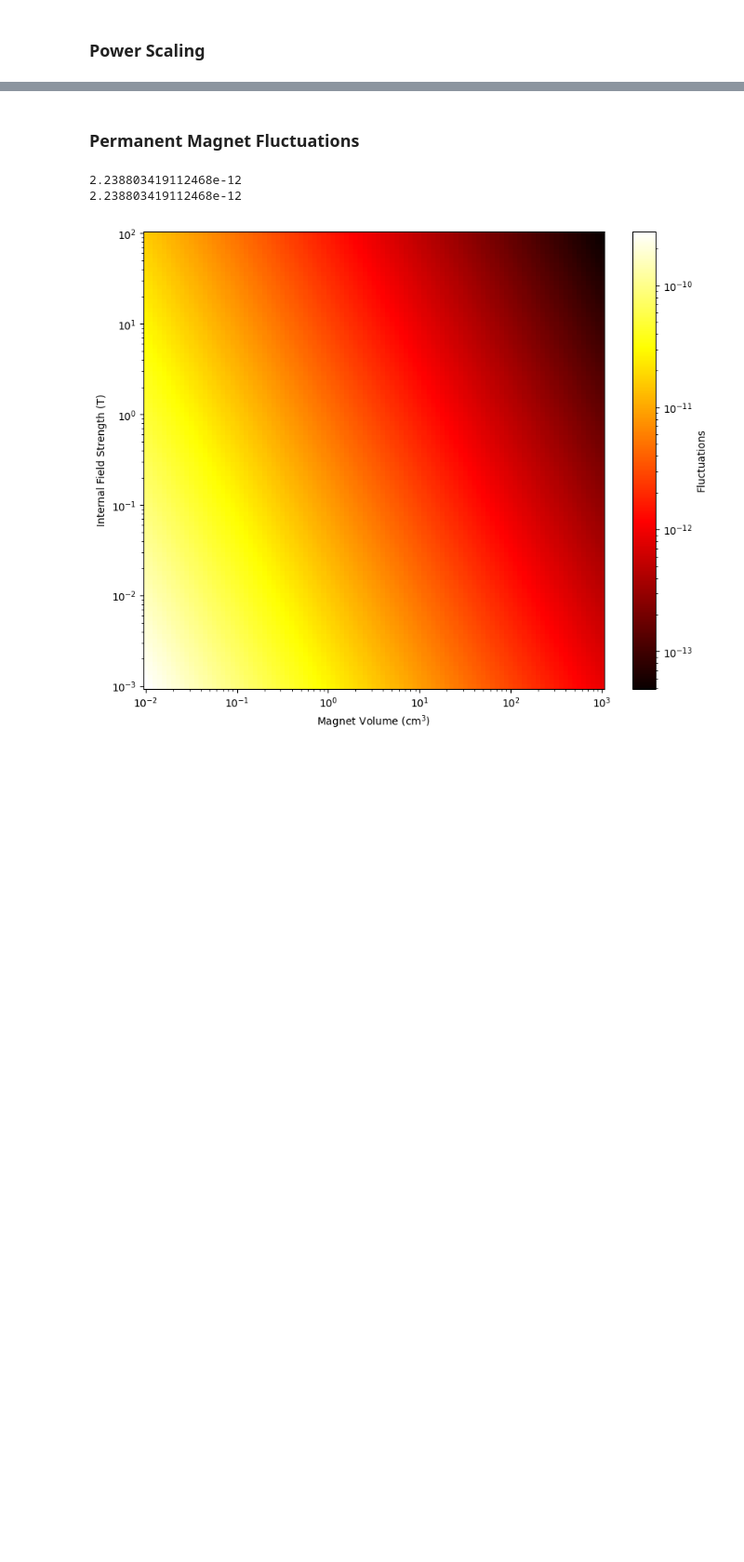
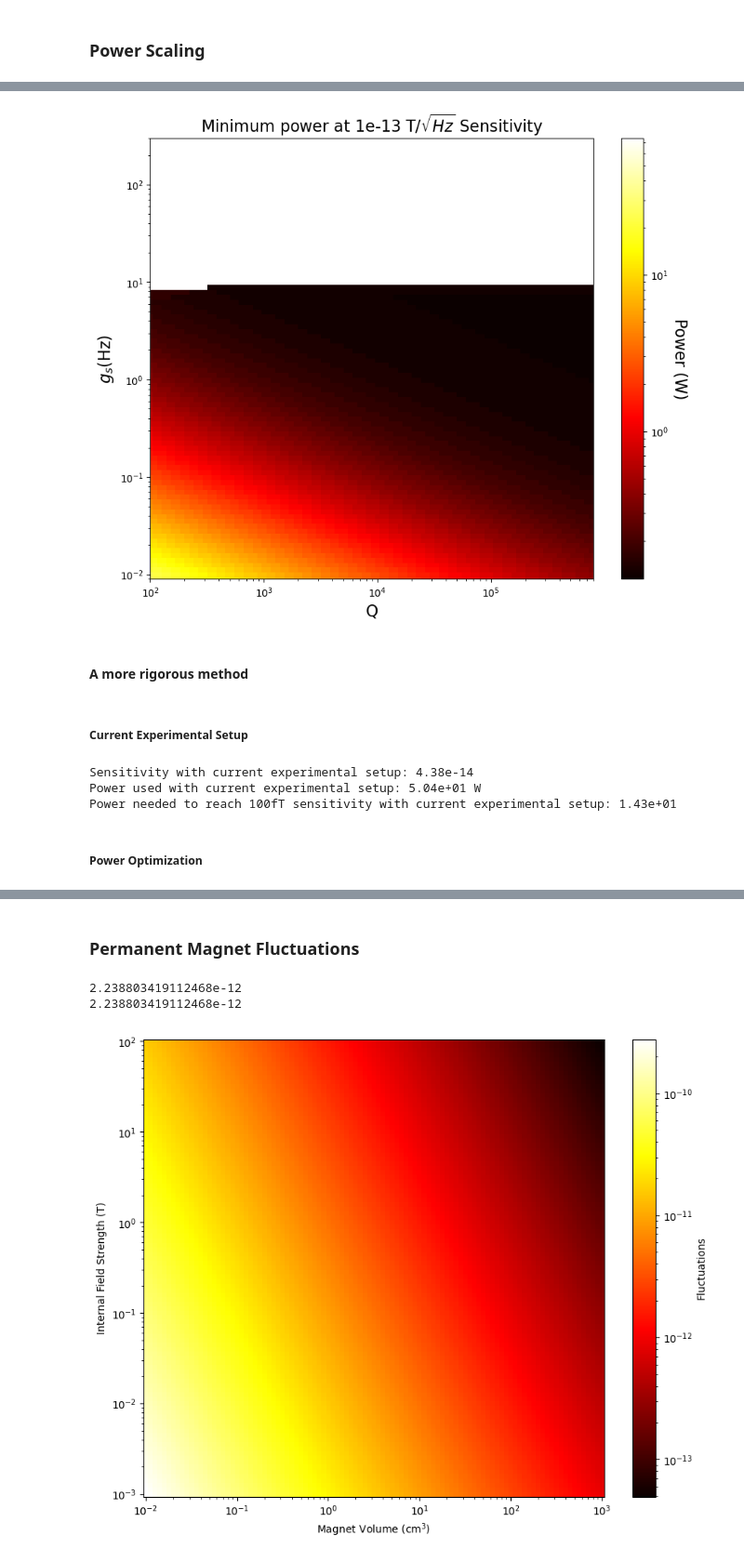
Before and after one commit to JackRich1/NV-cavity-QED, a Jupyter notebook: Cavity_QED_Sensor.ipynb, the cells around one changed output, grey strips where cells are left out. Shown at 93% size. Saved outputs shown, nothing was run; the diff lists cells and outputs as text; code cells hidden in the pictures; blank space fills up the shorter version.

```diff
--- a/Cavity_QED_Sensor.ipynb
+++ b/Cavity_QED_Sensor.ipynb
@@ -527,0 +673,27 @@ plt.show()
+# %%
+import matplotlib.pyplot as plt
+from matplotlib.colors import LogNorm
+
+X, Y = np.meshgrid(Qlist, np.sqrt(energy * (28e9)**2 * mu0 / 3 / Vlist))
+plt.figure(figsize=(10, 8))
+plt.pcolormesh(X,Y, opt_power_lin, shading='auto', norm=LogNorm(), cmap='hot')
+
+# Add color bar and label it
+cbar = plt.colorbar()
+cbar.set_label('Power (W)', rotation=270, labelpad=20, fontsize=16)
+
+# contour = plt.contour(X,Y, sensitivity, levels=[1.3e-14, 1e-13, 1e-12, 1e-11], colors='w', linewidths=2)
+
+plt.xscale('log')
+plt.yscale('log')
+plt.xlim([1e2, 8e5])
+plt.ylim([9e-3, 300])
+plt.title(f'Minimum power at {max_sens} T/$\sqrt{{Hz}}$ Sensitivity', fontsize=16)
+plt.ylabel(r'$g_{s}$(Hz)', fontsize=16)
+plt.xlabel('Q', fontsize=16)
+
+plt.show()
+# %% [output]
+[figure, added]
+# %% [markdown]
+#### A more rigorous method
@@ -527,0 +1016,43 @@ plt.show()
+# %% [markdown]
+##### Current Experimental Setup
+# %%
+import numpy as np
+# Compute sensitivity and power with our current experimental setup's parameters
+
+Q = 2.2e4
+V = 1.7 / (100**3)
+gamma = 33e3   #homogeneous linewidth
+omega = 2.87e9
+absorp_cs = 2e-17 / (100**2)
+w = 3e-3
+L = 9e-4
+Vd = w*w*L
+rho = 4
+alpha = 0.45 * 100 * (rho/0.1)
+gammao = 30e3
+PowerList = np.linspace(-70, 20, 51)
+vot = np.sqrt(10**(PowerList / 10) * 1e-3 * 50)
+mu0 = 4 * np.pi * 1e-7
+energy = 6.626e-34 * omega   #h*omega
+gs = np.sqrt(energy * (28e9)**2 * mu0 / 3 / V)   #single coupling strength
+Gamma = 330e3/4 *rho
+kc0 = 130e3   # cavity linewidth
+kc1 = 130e3   # cavity loop coupling
+kc = kc0 + kc1   # cavity loss
+
+rhomax = 0.1231 * 4 * 1e-6 / Vd
+if rho>rhomax:
+    rho=rhomax
+
+current_sensitivity = compute_sens2(rho, gammao, V, Q, gamma, PowerList, vot, w, L, energy, gs, kc, kc1, alpha, Gamma=Gamma)
+print(f'Sensitivity with current experimental setup: {current_sensitivity:.2e}')
+current_power = w * w * (6.626e-34*(3e8/532e-9))*gammao/absorp_cs
+print(f'Power used with current experimental setup: {current_power:.2e} W')
+current_power_100fT, sens_args_current_100fT = minimize_power(100e-15,gamma,omega,V=V,Q=Q,Gamma=Gamma, kc0=kc0, kc1=kc1)
+print(f'Power needed to reach 100fT sensitivity with current experimental setup: {current_power_100fT:.2e}')
+# %% [output]
+Sensitivity with current experimental setup: 4.38e-14
+Power used with current experimental setup: 5.04e+01 W
+Power needed to reach 100fT sensitivity with current experimental setup: 1.43e+01
+# %% [markdown]
+##### Power Optimization
```
Also changed, not shown: parts of 52 cells of this notebook, 2 other files.
